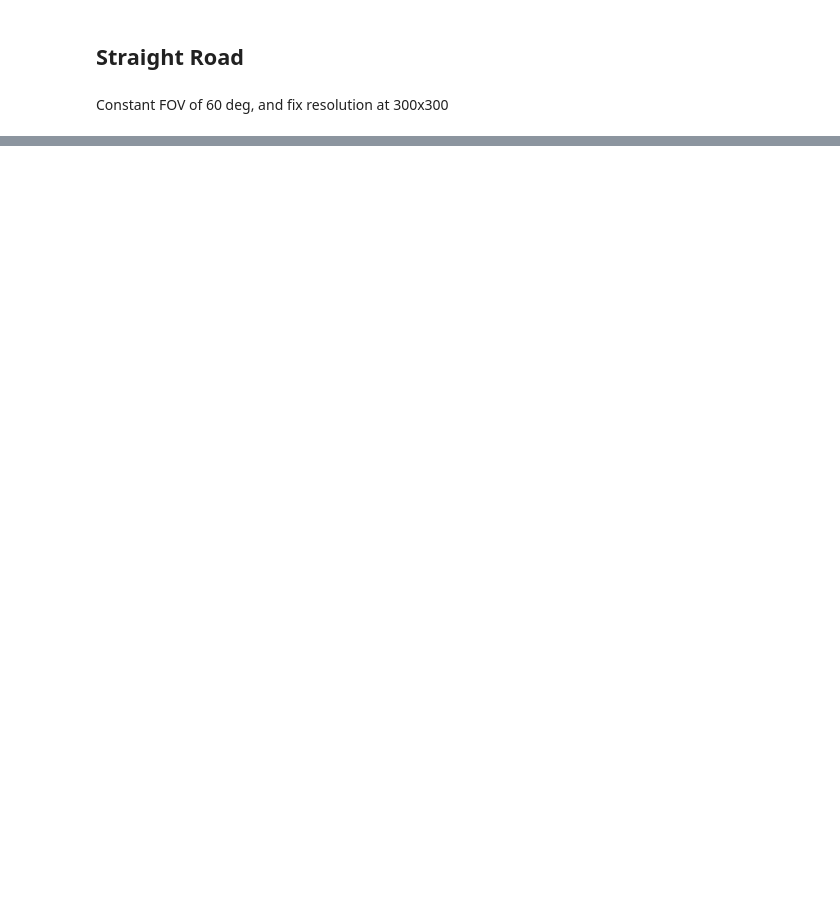
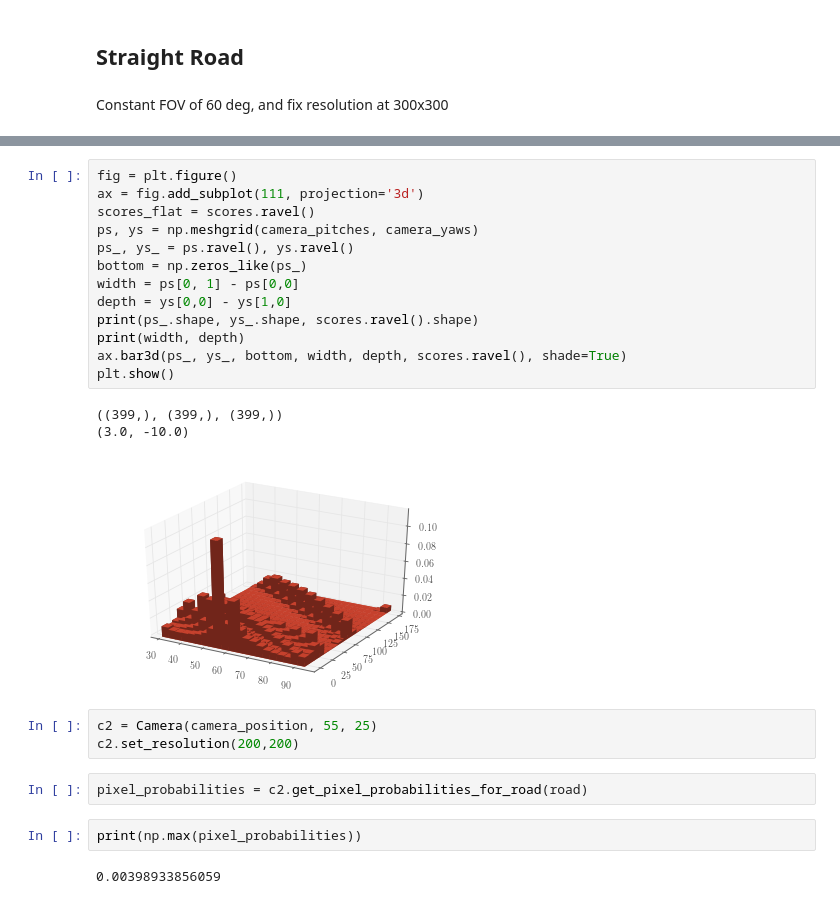
Before and after one commit to flyingsilverfin/AV-Camera-Placement, a Jupyter notebook: evaluation/single_camera_placement/Single Camera.ipynb, the cells around one changed output, grey strips where cells are left out. Drawn from its saved outputs; the diff is of its cells as text; blank space fills up the shorter version.

```diff
--- a/evaluation/single_camera_placement/Single Camera.ipynb
+++ b/evaluation/single_camera_placement/Single Camera.ipynb
@@ -278,0 +351,26 @@ camera_yaws_range = np.array([center_yaw_deg - yaw_range, center_yaw_deg + yaw_r
+# %%
+fig = plt.figure()
+ax = fig.add_subplot(111, projection='3d')
+scores_flat = scores.ravel()
+ps, ys = np.meshgrid(camera_pitches, camera_yaws)
+ps_, ys_ = ps.ravel(), ys.ravel()
+bottom = np.zeros_like(ps_)
+width = ps[0, 1] - ps[0,0]
+depth = ys[0,0] - ys[1,0]
+print(ps_.shape, ys_.shape, scores.ravel().shape)
+print(width, depth)
+ax.bar3d(ps_, ys_, bottom, width, depth, scores.ravel(), shade=True)
+plt.show()
+# %% [output]
+((399,), (399,), (399,))
+(3.0, -10.0)
+[figure, added]
+# %%
+c2 = Camera(camera_position, 55, 25)
+c2.set_resolution(200,200)
+# %%
+pixel_probabilities = c2.get_pixel_probabilities_for_road(road)
+# %%
+print(np.max(pixel_probabilities))
+# %% [output]
+0.00398933856059
```
Also changed, not shown: parts of 18 cells of this notebook, 3 other files.
